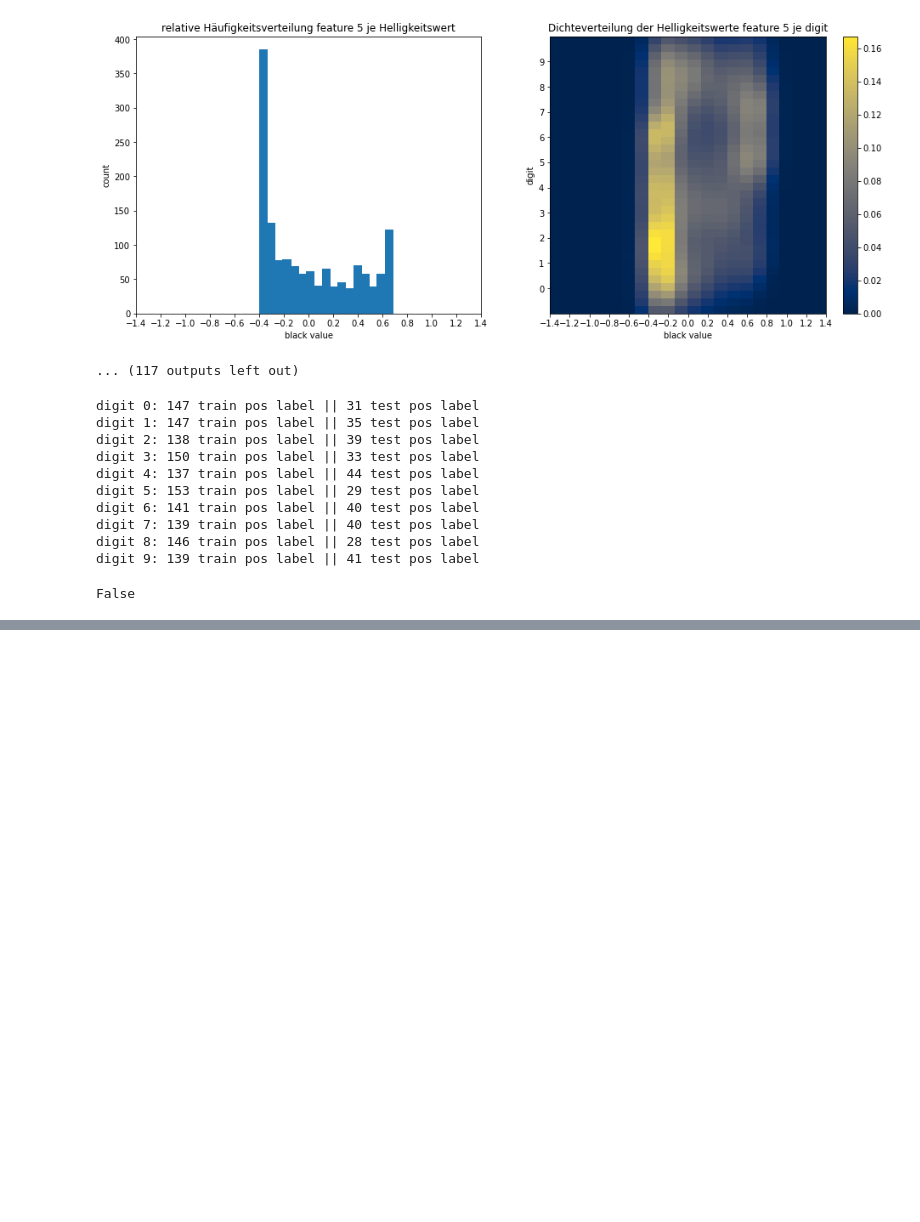
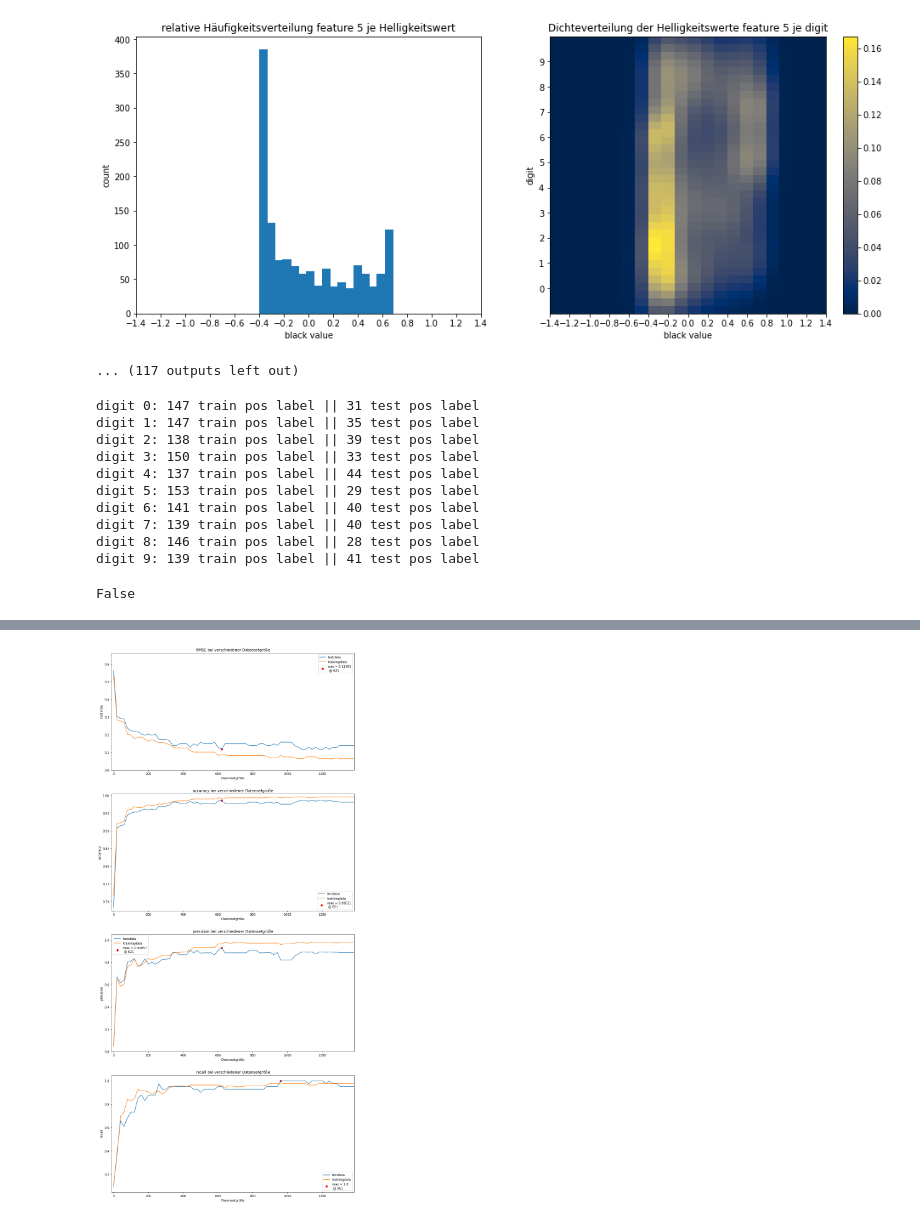
Before and after one commit to j4yj03/Uni, a Jupyter notebook: python/logit/logit_digit_544131.ipynb, the cells around one changed output, grey strips where cells are left out. Saved outputs shown, nothing was run; the diff lists cells and outputs as text; code cells hidden in the pictures; blank space fills up the shorter version.

```diff
--- a/python/logit/logit_digit_544131.ipynb
+++ b/python/logit/logit_digit_544131.ipynb
@@ -19,6 +19,13 @@ import time
 
 from sklearn.datasets import load_digits
 from scipy.stats.kde import gaussian_kde
+# %%
+def root_means(y_true, y_pred):
+
+    rmse = np.sqrt(np.mean((y_true - y_pred) ** 2))
+    #mse2 = 1/(len(y_true))*np.sum((y_true - y_pred) ** 2)
+    #print(mse,mse2)
+    return rmse
 # %%
 ####################
 # load datasets
@@ -373,0 +405,75 @@ print(len(thetas))
+# %%
+
+
+overmin_te = over[np.argmin(rmse_te)]
+overmin_tr = over[np.argmax(acc_te)]
+overmin_prec = over[np.argmax(prec_te)]
+overmin_rec = over[np.argmax(rec_te)]
+text = "Datensetgröße"
+
+fig = plt.figure(figsize=(14, 32))
+gs = gridspec.GridSpec(4, 1)
+ax = plt.subplot(gs[0])
+ax2 = plt.subplot(gs[1])
+ax3 = plt.subplot(gs[2])
+ax4 = plt.subplot(gs[3])
+
+ax.set_title(f'RMSE bei verschiedener {text}')
+ax.plot(over, rmse_te, label='testdata')
+ax.plot(over, rmse_tr, label='trainingdata')
+#ax.scatter(overmin_tr, np.min(np.sqrt(mse_train)), color='r', marker='o', label='min')
+ax.scatter(overmin_te, np.min(rmse_te), color='r',
+           marker='o', label=f'min = {np.min(rmse_te):.5}\n @ {overmin_te}')
+ax.set_ylabel('root mse')
+ax.set_xlabel(f'{text}')
+ax.set_ylim(0,max(rmse_te)+0.1)
+ax.set_xlim(-10,max(over)+1)
+ax.legend()
+
+ax2.set_title(f'accuracy bei verschiedener {text}')
+ax2.plot(over, acc_te, label='testdata')
+ax2.plot(over, acc_tr, label='trainingdata')
+#ax2.scatter(overmin_tr, np.min(np.sqrt(mse_train)), color='r', marker='o')
+ax2.scatter(overmin_tr, np.max(acc_te), color='r',
+            marker='o', label=f'max = {np.max(acc_te):.5}\n @ {overmin_tr}')
+
+ax2.set_ylabel('accuracy')
+ax2.set_xlabel(f'{text}')
+# ax2.set_xlim(110,160)
+# ax2.set_ylim(2.75,3.7)
+ax2.set_ylim(min(acc_te)-0.01,1.005)
+ax2.set_xlim(-10,max(over)+1)
+ax2.legend()
+
+ax3.set_title(f'precision bei verschiedener {text}')
+ax3.plot(over, prec_te, label='testdata')
+ax3.plot(over, prec_tr, label='trainingdata')
+#ax2.scatter(overmin_tr, np.min(np.sqrt(mse_train)), color='r', marker='o')
+ax3.scatter(overmin_tr, np.max(prec_te), color='r',
+            marker='o', label=f'max = {np.max(prec_te):.5}\n @ {overmin_prec}')
+ax3.set_ylabel('precision')
+ax3.set_xlabel(f'{text}')
+# ax2.set_xlim(110,160)
+# ax2.set_ylim(2.75,3.7)
+ax3.set_ylim(min(prec_te)-0.05,1.05)
+ax3.set_xlim(-10,max(over)+1)
+ax3.legend()
+
+ax4.set_title(f'recall bei verschiedener {text}')
+ax4.plot(over, rec_te, label='testdata')
+ax4.plot(over, rec_tr, label='trainingdata')
+#ax2.scatter(overmin_tr, np.min(np.sqrt(mse_train)), color='r', marker='o')
+ax4.scatter(overmin_rec, np.max(rec_te), color='r',
+            marker='o', label=f'max = {np.max(rec_te):.5}\n @ {overmin_rec}')
+ax4.set_ylabel('recall')
+ax4.set_xlabel(f'{text}')
+# ax2.set_xlim(110,160)
+# ax2.set_ylim(2.75,3.7)
+ax4.set_ylim(min(rec_te)-0.05,1.05)
+ax4.set_xlim(-10,max(over)+1)
+ax4.legend()
+
+#plt.savefig(f'learncurve_{text}.png')
+plt.show()
+# %% [output]
+[figure, added]
```
Also changed, not shown: parts of 6 cells of this notebook.
